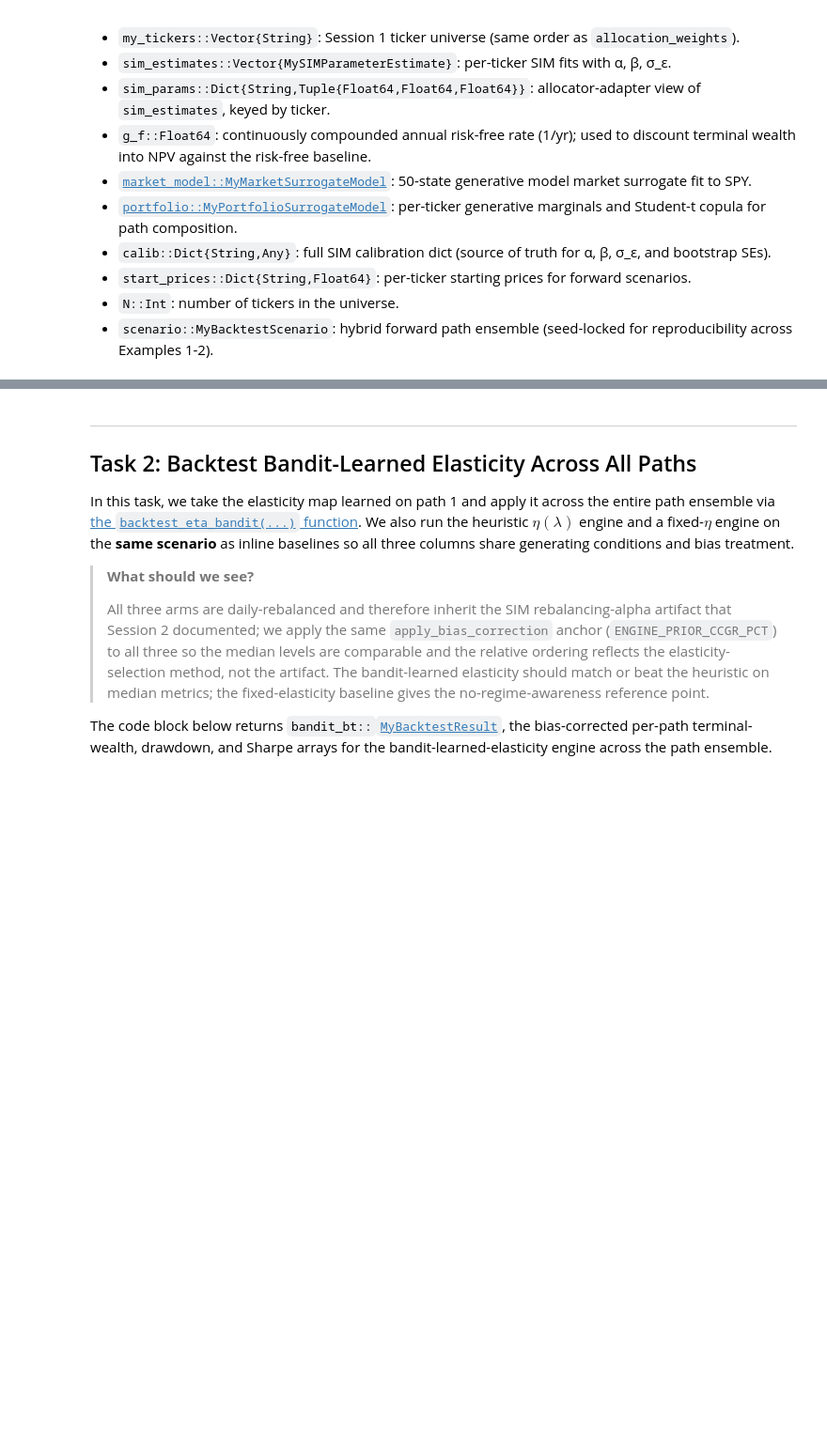
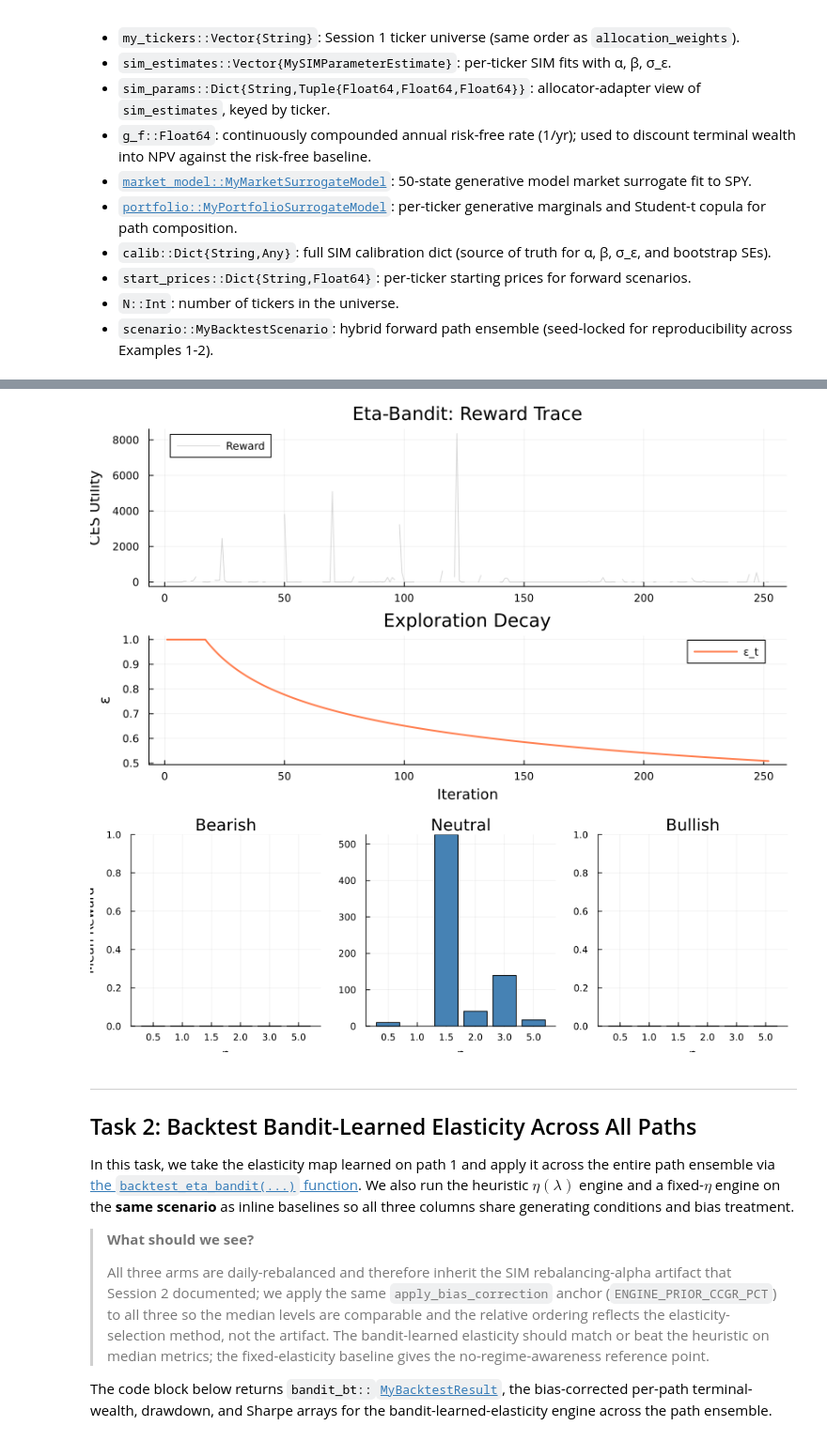
Before and after one commit to varnerlab/eCornell-AI-finance-lectures, a Jupyter notebook: lectures/session-3/eCornell-AI-Finance-S3-Example-Core-BanditEtaLearning-May-2026.ipynb, the cells around one changed output, grey strips where cells are left out. Shown at 94% size. Cells and saved outputs as stored; diff of their text form; code cells hidden in the pictures; blank space fills up the shorter version.

```diff
--- a/lectures/session-3/eCornell-AI-Finance-S3-Example-Core-BanditEtaLearning-May-2026.ipynb
+++ b/lectures/session-3/eCornell-AI-Finance-S3-Example-Core-BanditEtaLearning-May-2026.ipynb
@@ -161,23 +173,5 @@ bandit_result = let
         fit_table_in_display_horizontally = false,
         fit_table_in_display_vertically = false,
         table_format = TextTableFormat(borders = text_table_borders__compact))
-
-    # --- Panel 1: Reward trace ---
-    p1 = plot(bandit_result.reward_history, label="Reward", alpha=0.3, color=:gray50,
-        ylabel="CES Utility", title="Eta-Bandit: Reward Trace", size=(800, 250))
-
-    # --- Panel 2: Exploration decay ---
-    p2 = plot(bandit_result.exploration_history, label="ε_t", color=:coral, linewidth=2,
-        ylabel="ε", title="Exploration Decay", xlabel="Iteration", size=(800, 200))
-
-    display(plot(p1, p2, layout=grid(2,1, heights=[0.55, 0.45]), size=(800, 450)))
-
-    # --- Panel 3: Per-regime arm means ---
-    p3 = plot(layout=(1,3), size=(900, 300), title=["Bearish" "Neutral" "Bullish"])
-    for (j, regime) in enumerate([:bearish, :neutral, :bullish])
-        bar!(p3[j], string.(η_grid), bandit_result.arm_means_per_regime[regime],
-            label="", color=:steelblue, xlabel="η", ylabel=j==1 ? "Mean Reward" : "")
-    end
-    display(p3)
     bandit_result
 end
@@ -184,3 +189,26 @@ end
+# %%
+let
+    # --- Panel 1: Reward trace ---
+    p1 = plot(bandit_result.reward_history, label="Reward", alpha=0.3, color=:gray50,
+        ylabel="CES Utility", title="Eta-Bandit: Reward Trace", size=(800, 250))
+
+    # --- Panel 2: Exploration decay ---
+    p2 = plot(bandit_result.exploration_history, label="ε_t", color=:coral, linewidth=2,
+        ylabel="ε", title="Exploration Decay", xlabel="Iteration", size=(800, 200))
+
+    display(plot(p1, p2, layout=grid(2,1, heights=[0.55, 0.45]), size=(800, 450)))
+
+    # --- Panel 3: Per-regime arm means ---
+    p3 = plot(layout=(1,3), size=(900, 300), title=["Bearish" "Neutral" "Bullish"])
+    for (j, regime) in enumerate([:bearish, :neutral, :bullish])
+        bar!(p3[j], string.(ETA_GRID), bandit_result.arm_means_per_regime[regime],
+            label="", color=:steelblue, xlabel="η", ylabel=j==1 ? "Mean Reward" : "")
+    end
+    display(p3)
+end;
+# %% [output]
+[figure, added]
+[figure, added]
 # %% [markdown]
 ___
 ## Task 2: Backtest Bandit-Learned Elasticity Across All Paths
```
Also changed, not shown: parts of 8 cells of this notebook, 6 other files.
